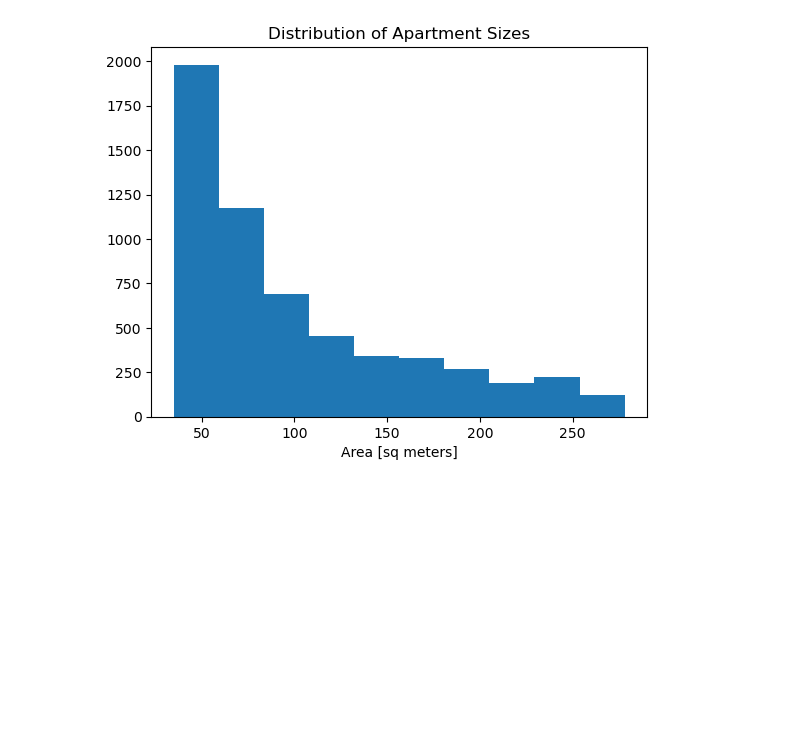
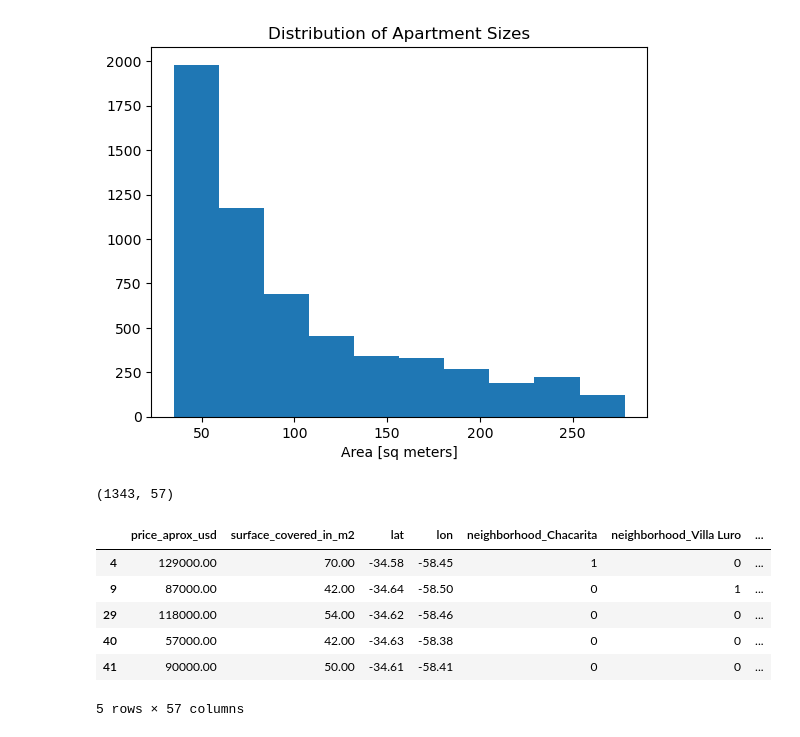
Before and after one commit to youssef-laouina/alx-solution-seekers, a Jupyter notebook: Study Group Discussions/Notebooks/Side_notes.ipynb, the cells around one changed output. Cells and saved outputs as stored; diff of their text form; code cells hidden in the pictures; blank space fills up the shorter version.

```diff
--- a/Study Group Discussions/Notebooks/Side_notes.ipynb
+++ b/Study Group Discussions/Notebooks/Side_notes.ipynb
@@ -76,0 +126,17 @@ plt.show()
+# %%
+ohe = OneHotEncoder(use_cat_names=True)
+
+ohe.fit(df)
+
+df_ae = ohe.transform(df)
+print(df_ae.shape)
+df_ae.head()
+# %% [output]
+(1343, 57)
+|  | price_aprox_usd | surface_covered_in_m2 | lat | lon | neighborhood_Chacarita | neighborhood_Villa Luro | ... |
+| 4 | 129000.00 | 70.00 | -34.58 | -58.45 | 1 | 0 | ... |
+| 9 | 87000.00 | 42.00 | -34.64 | -58.50 | 0 | 1 | ... |
+| 29 | 118000.00 | 54.00 | -34.62 | -58.46 | 0 | 0 | ... |
+| 40 | 57000.00 | 42.00 | -34.63 | -58.38 | 0 | 0 | ... |
+| 41 | 90000.00 | 50.00 | -34.61 | -58.41 | 0 | 0 | ... |
+5 rows × 57 columns
```
Also changed, not shown: parts of 9 cells of this notebook, 8 other files.
